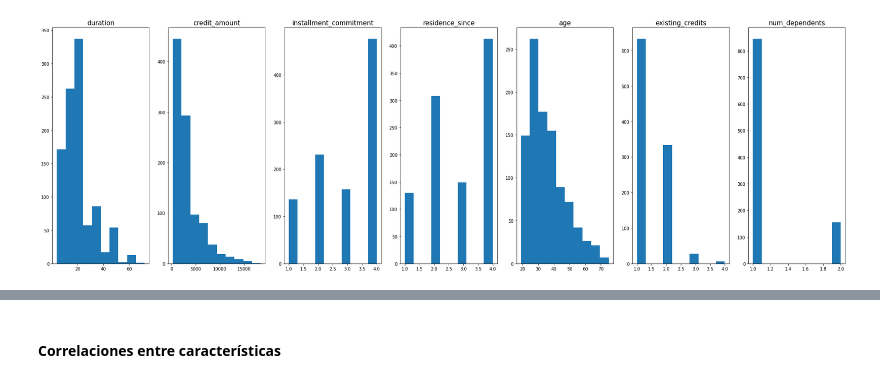
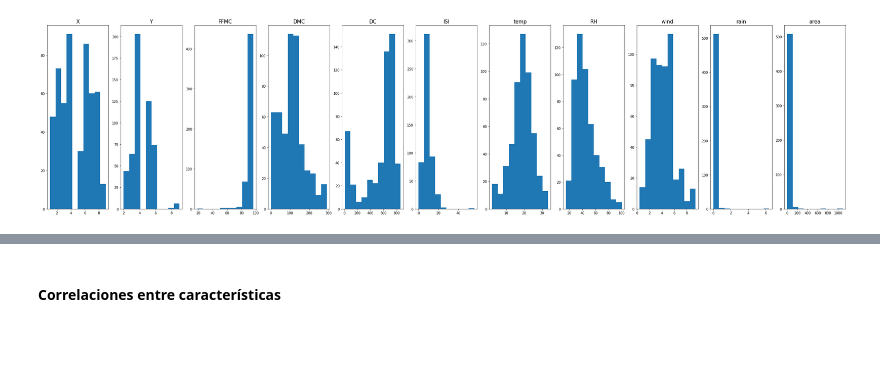
Before and after one commit to golly10/PVD, a Jupyter notebook: Tema 3/Mendez_Torrero_Entrega_Practica_Tema3.ipynb, the cells around one changed output, grey strips where cells are left out. Saved outputs shown, nothing was run; the diff lists cells and outputs as text; code cells hidden in the pictures; blank space fills up the shorter version.

```diff
--- a/Tema 3/Mendez_Torrero_Entrega_Practica_Tema3.ipynb
+++ b/Tema 3/Mendez_Torrero_Entrega_Practica_Tema3.ipynb
@@ -57,0 +30,5 @@ x.head()
+# %%
+import pandas as pd
+
+data = pd.read_csv('http://archive.ics.uci.edu/ml/machine-learning-databases/forest-fires/forestfires.csv', sep=",")
+data
@@ -58,11 +51,14 @@ x.head()
 # %%
 numeric_columns = []
 nominal_columns = []
-for col in x.columns.values:
-    if type(x[col][0]) == str:
+
+for col in data.columns.values:
+
+    if pd.api.types.is_numeric_dtype(data[col]):
+        numeric_columns.append(col)
+
+    else:
         nominal_columns.append(col)
-    else:
-        numeric_columns.append(col)
 
 print("Las columnas numéricas son: {0}".format(str(numeric_columns)))
 print("Las columnas nominales son: {0}".format(str(nominal_columns)))
@@ -84,13 +80,15 @@ x.describe()
 # %%
-fig = plt.figure(figsize = (100,10))
+import matplotlib.pyplot as plt
+
+fig = plt.figure(figsize = (50,10))
 
 i=1
 
 for col in numeric_columns:
-    ax = fig.add_subplot(1,len(x.columns), i)
+    ax = fig.add_subplot(1,len(data.columns), i)
     ax.set_title(col, fontsize = 15)
-    ax.hist(x[col], bins=10)
+    ax.hist(data[col], bins=10)
 
     i += 1
 # %% [output]
-[figure, old version]
+[figure, new version]
```
Also changed, not shown: parts of 20 cells of this notebook.
